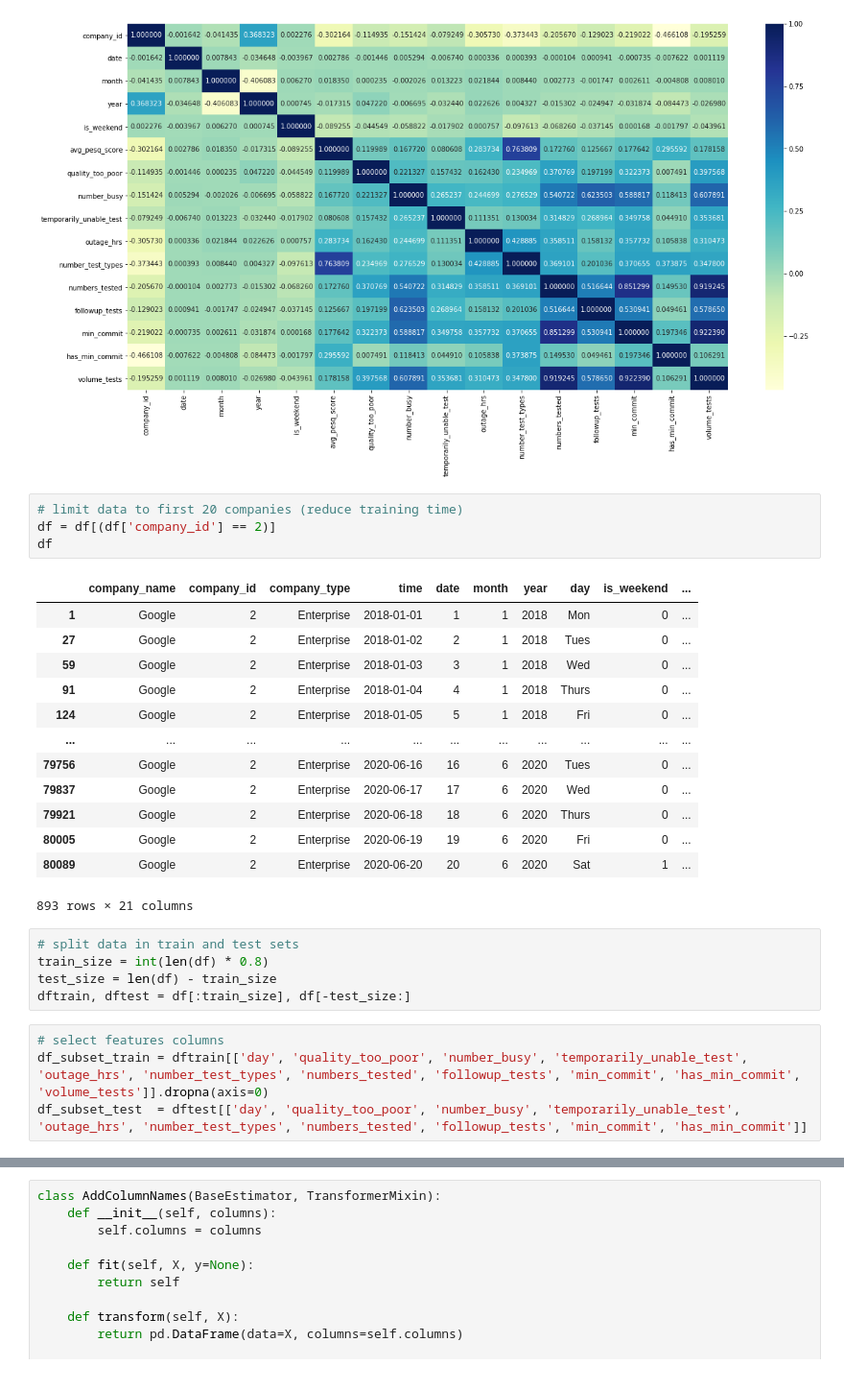
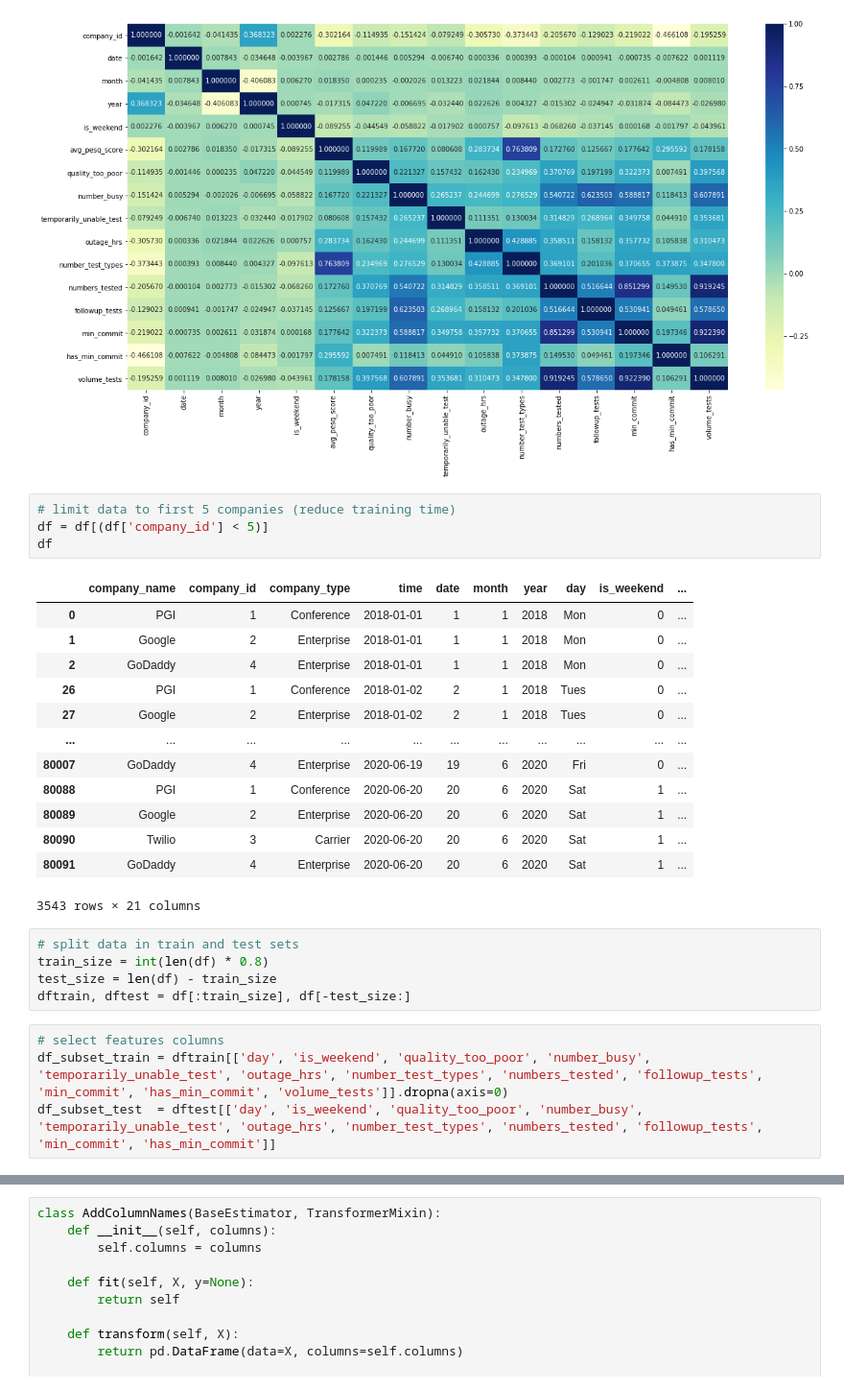
Before and after one commit to Shane-Bowen/fyp_flask_webapp, a Jupyter notebook: notebooks/Data Preprocessing Pipeline.ipynb, the cells around one changed output, grey strips where cells are left out. Shown at 96% size. Cells and saved outputs as stored; diff of their text form.

```diff
--- a/notebooks/Data Preprocessing Pipeline.ipynb
+++ b/notebooks/Data Preprocessing Pipeline.ipynb
@@ -210,23 +211,23 @@ sns.heatmap(df_corr, annot=True, fmt="f", cmap="YlGnBu")
 <matplotlib.axes._subplots.AxesSubplot at 0x...>
 [figure]
 # %%
-# limit data to first 20 companies (reduce training time)
-df = df[(df['company_id'] == 2)]
+# limit data to first 5 companies (reduce training time)
+df = df[(df['company_id'] < 5)]
 df
 # %% [output]
 |  | company_name | company_id | company_type | time | date | month | year | day | is_weekend | ... |
+| 0 | PGI | 1 | Conference | 2018-01-01 | 1 | 1 | 2018 | Mon | 0 | ... |
 | 1 | Google | 2 | Enterprise | 2018-01-01 | 1 | 1 | 2018 | Mon | 0 | ... |
+| 2 | GoDaddy | 4 | Enterprise | 2018-01-01 | 1 | 1 | 2018 | Mon | 0 | ... |
+| 26 | PGI | 1 | Conference | 2018-01-02 | 2 | 1 | 2018 | Tues | 0 | ... |
 | 27 | Google | 2 | Enterprise | 2018-01-02 | 2 | 1 | 2018 | Tues | 0 | ... |
-| 59 | Google | 2 | Enterprise | 2018-01-03 | 3 | 1 | 2018 | Wed | 0 | ... |
-| 91 | Google | 2 | Enterprise | 2018-01-04 | 4 | 1 | 2018 | Thurs | 0 | ... |
-| 124 | Google | 2 | Enterprise | 2018-01-05 | 5 | 1 | 2018 | Fri | 0 | ... |
 | ... | ... | ... | ... | ... | ... | ... | ... | ... | ... | ... |
-| 79756 | Google | 2 | Enterprise | 2020-06-16 | 16 | 6 | 2020 | Tues | 0 | ... |
-| 79837 | Google | 2 | Enterprise | 2020-06-17 | 17 | 6 | 2020 | Wed | 0 | ... |
-| 79921 | Google | 2 | Enterprise | 2020-06-18 | 18 | 6 | 2020 | Thurs | 0 | ... |
-| 80005 | Google | 2 | Enterprise | 2020-06-19 | 19 | 6 | 2020 | Fri | 0 | ... |
+| 80007 | GoDaddy | 4 | Enterprise | 2020-06-19 | 19 | 6 | 2020 | Fri | 0 | ... |
+| 80088 | PGI | 1 | Conference | 2020-06-20 | 20 | 6 | 2020 | Sat | 1 | ... |
 | 80089 | Google | 2 | Enterprise | 2020-06-20 | 20 | 6 | 2020 | Sat | 1 | ... |
+| 80090 | Twilio | 3 | Carrier | 2020-06-20 | 20 | 6 | 2020 | Sat | 1 | ... |
+| 80091 | GoDaddy | 4 | Enterprise | 2020-06-20 | 20 | 6 | 2020 | Sat | 1 | ... |
-893 rows × 21 columns
+3543 rows × 21 columns
 # %%
 # split data in train and test sets
 train_size = int(len(df) * 0.8)
@@ -234,8 +235,8 @@ test_size = len(df) - train_size
 dftrain, dftest = df[:train_size], df[-test_size:]
 # %%
 # select features columns
-df_subset_train = dftrain[['day', 'quality_too_poor', 'number_busy', 'temporarily_unable_test', 'outage_hrs', 'number_test_types', 'numbers_tested', 'followup_tests', 'min_commit', 'has_min_commit', 'volume_tests']].dropna(axis=0)
-df_subset_test  = dftest[['day', 'quality_too_poor', 'number_busy', 'temporarily_unable_test', 'outage_hrs', 'number_test_types', 'numbers_tested', 'followup_tests', 'min_commit', 'has_min_commit']]
+df_subset_train = dftrain[['day', 'is_weekend', 'quality_too_poor', 'number_busy', 'temporarily_unable_test', 'outage_hrs', 'number_test_types', 'numbers_tested', 'followup_tests', 'min_commit', 'has_min_commit', 'volume_tests']].dropna(axis=0)
+df_subset_test  = dftest[['day', 'is_weekend', 'quality_too_poor', 'number_busy', 'temporarily_unable_test', 'outage_hrs', 'number_test_types', 'numbers_tested', 'followup_tests', 'min_commit', 'has_min_commit']]
 # %%
 # also store a list with the names of all predictors
 names_all = [c for c in df_subset_train if c not in ['volume_tests']]
```
Also changed, not shown: parts of 27 cells of this notebook, 1 other file.
